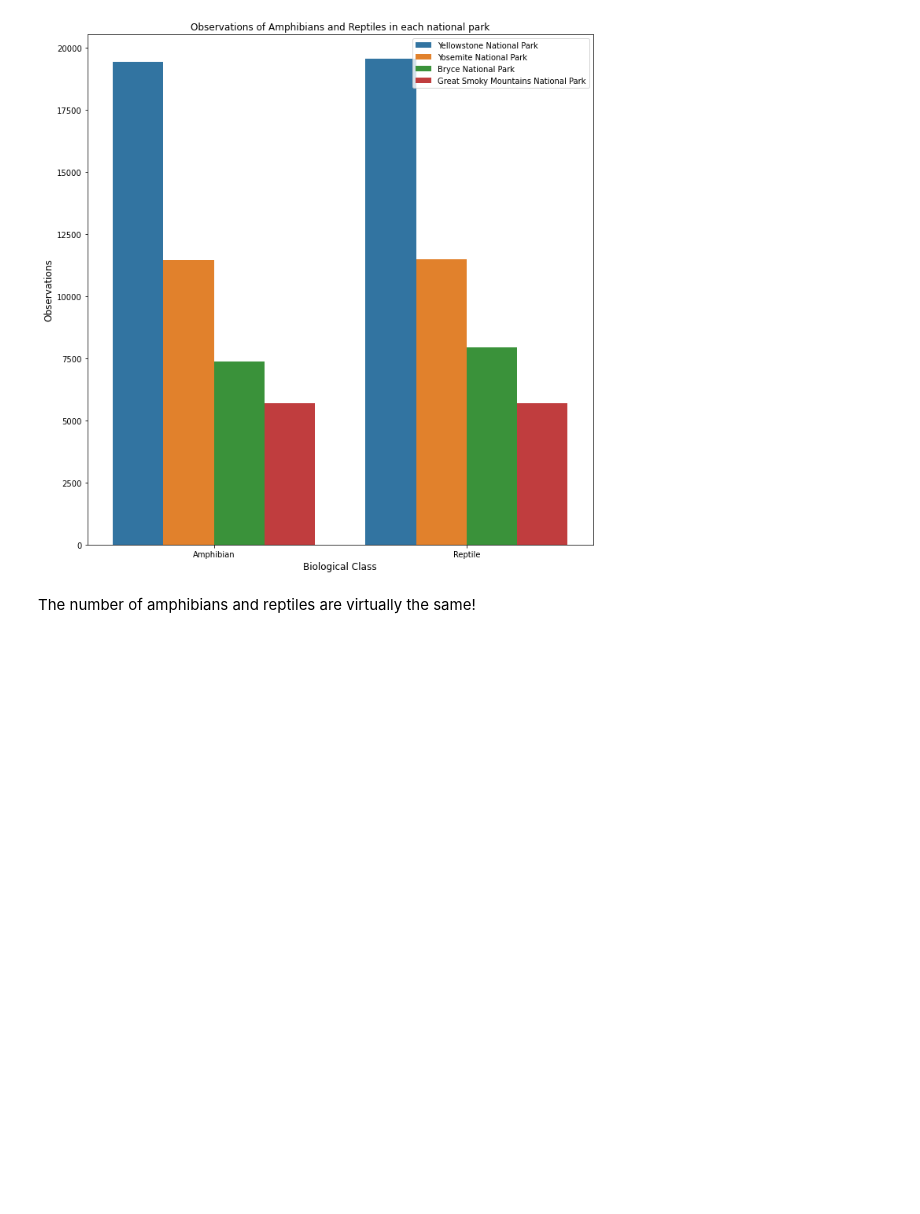
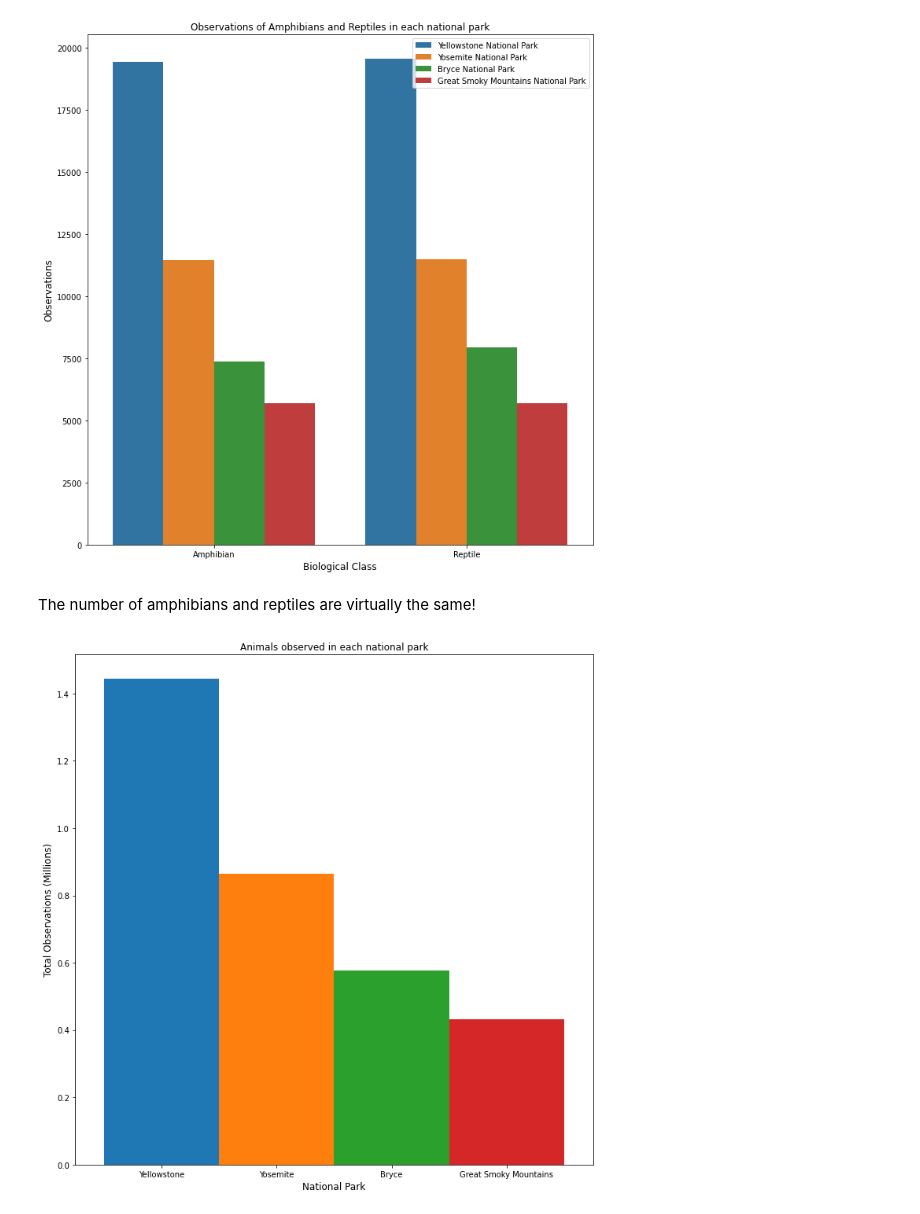
Before and after one commit to JJBarnes/Biodiversity, a Jupyter notebook: biodiversity.ipynb, the cells around one changed output. Saved outputs shown, nothing was run; the diff lists cells and outputs as text; code cells hidden in the pictures; blank space fills up the shorter version.

```diff
--- a/biodiversity.ipynb
+++ b/biodiversity.ipynb
@@ -381,3 +413,15 @@ plt.show()
 [figure]
 # %% [markdown]
 The number of amphibians and reptiles are virtually the same!
+# %%
+parkdist.sum().sort_values(ascending=False).plot.bar(figsize = (10,10), color = sns.color_palette(n_colors=4), width = 1, rot = 0)
+ticks, labels = plt.xticks()
+plt.xticks(labels = ["Yellowstone", "Yosemite", "Bryce", "Great Smoky Mountains"], ticks = ticks)
+plt.yticks(ticks = range(0,15*10**5, 2*10**5), labels = [tick/10**6 for tick in range(0,15*10**5, 2*10**5)])
+plt.xlabel("National Park", fontsize = "large")
+plt.ylabel("Total Observations (Millions)", fontsize = "large")
+plt.title("Animals observed in each national park")
+plt.tight_layout()
+plt.show()
+# %% [output]
+[figure, added]
```
Also changed, not shown: parts of 40 cells of this notebook.
